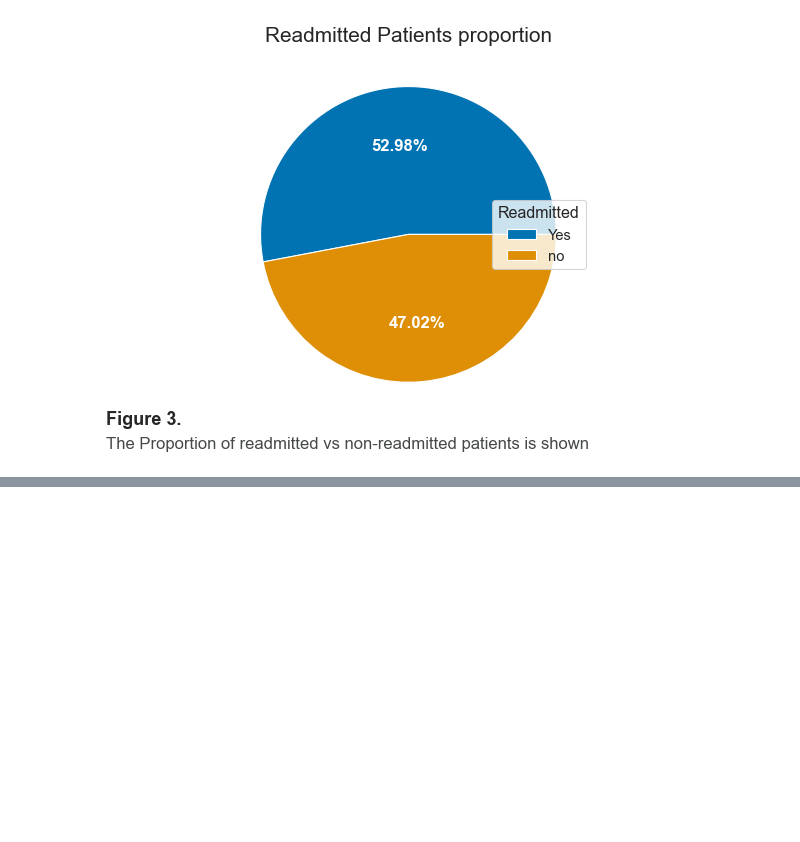
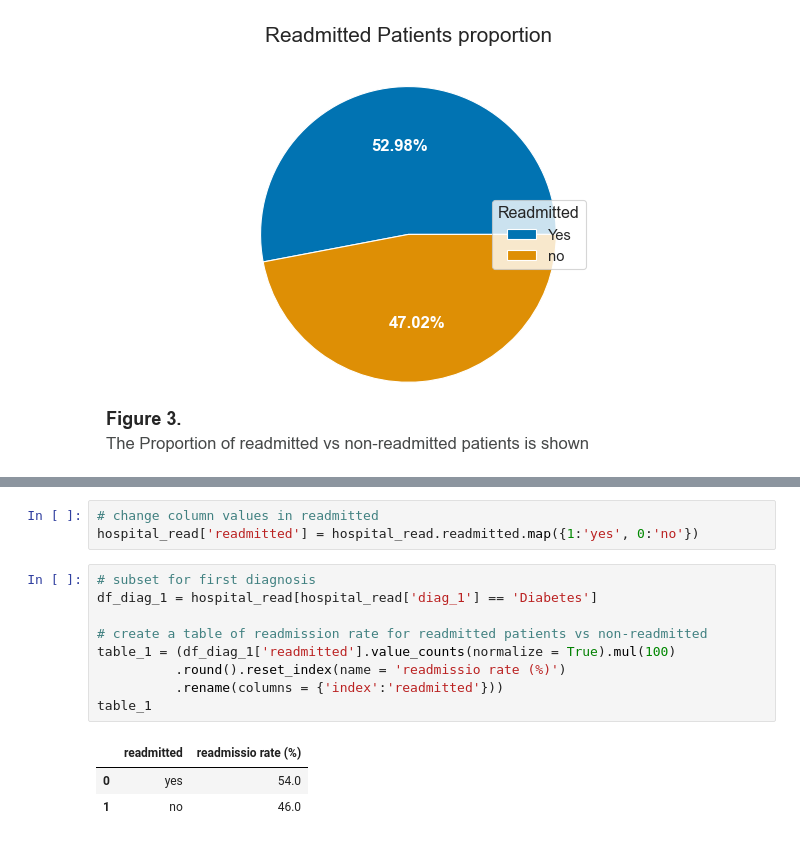
Before and after one commit to SirTee12/Reducing-Hospital-Readmission, a Jupyter notebook: Reducing-Hospital-Readmissions.ipynb, the cells around one changed output, grey strips where cells are left out. Drawn from its saved outputs; the diff is of its cells as text; blank space fills up the shorter version.

Commit message:
created table of readmission for diabetes in each of the diagnosis

```diff
--- a/Reducing-Hospital-Readmissions.ipynb
+++ b/Reducing-Hospital-Readmissions.ipynb
@@ -449,0 +463,16 @@ plt.show()
+# %%
+# change column values in readmitted
+hospital_read['readmitted'] = hospital_read.readmitted.map({1:'yes', 0:'no'})
+# %%
+# subset for first diagnosis
+df_diag_1 = hospital_read[hospital_read['diag_1'] == 'Diabetes']
+
+# create a table of readmission rate for readmitted patients vs non-readmitted
+table_1 = (df_diag_1['readmitted'].value_counts(normalize = True).mul(100)
+          .round().reset_index(name = 'readmissio rate (%)')
+          .rename(columns = {'index':'readmitted'}))
+table_1
+# %% [output]
+|  | readmitted | readmissio rate (%) |
+| 0 | yes | 54.0 |
+| 1 | no | 46.0 |
```
Also changed, not shown: parts of 14 cells of this notebook.
